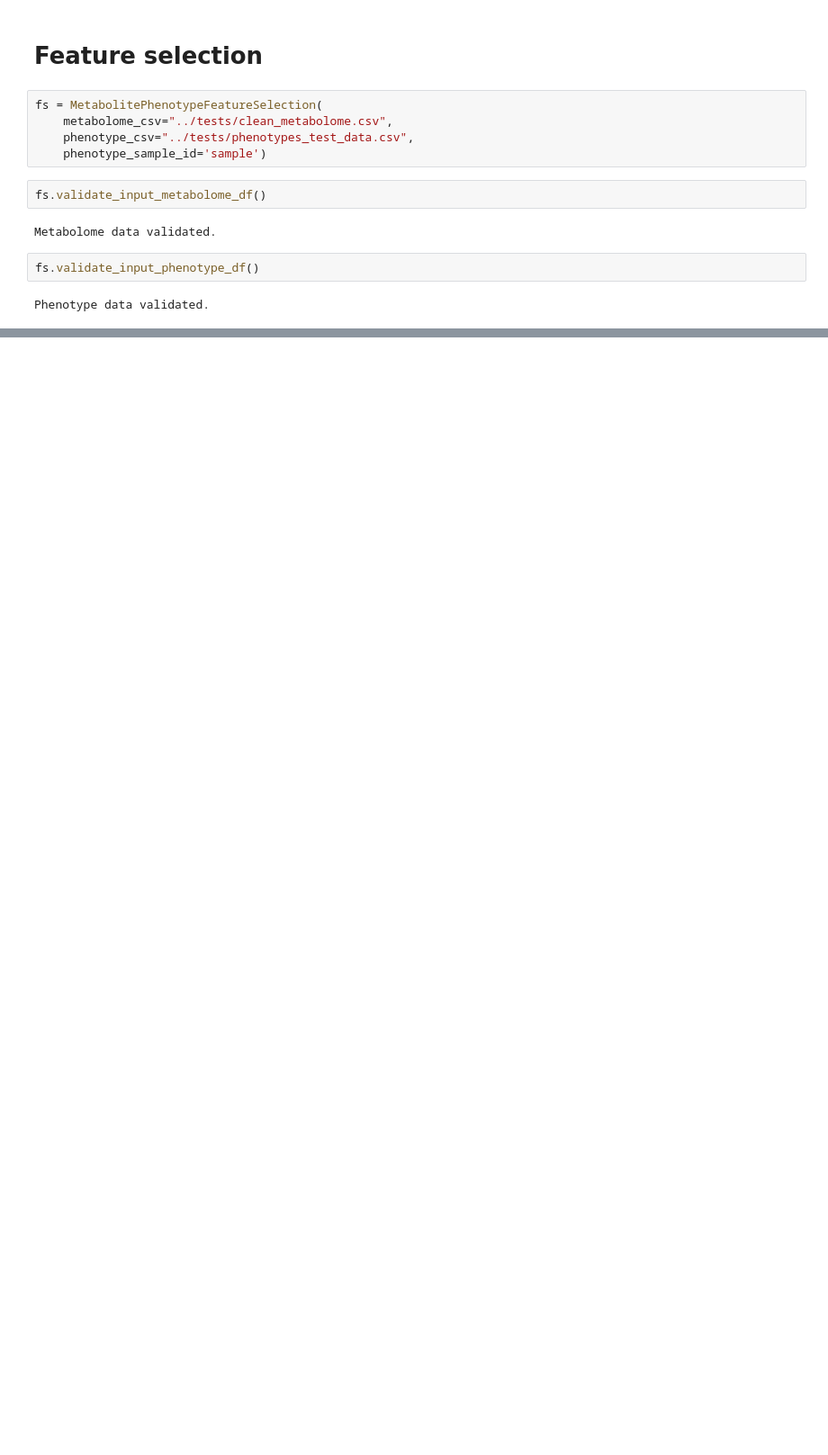
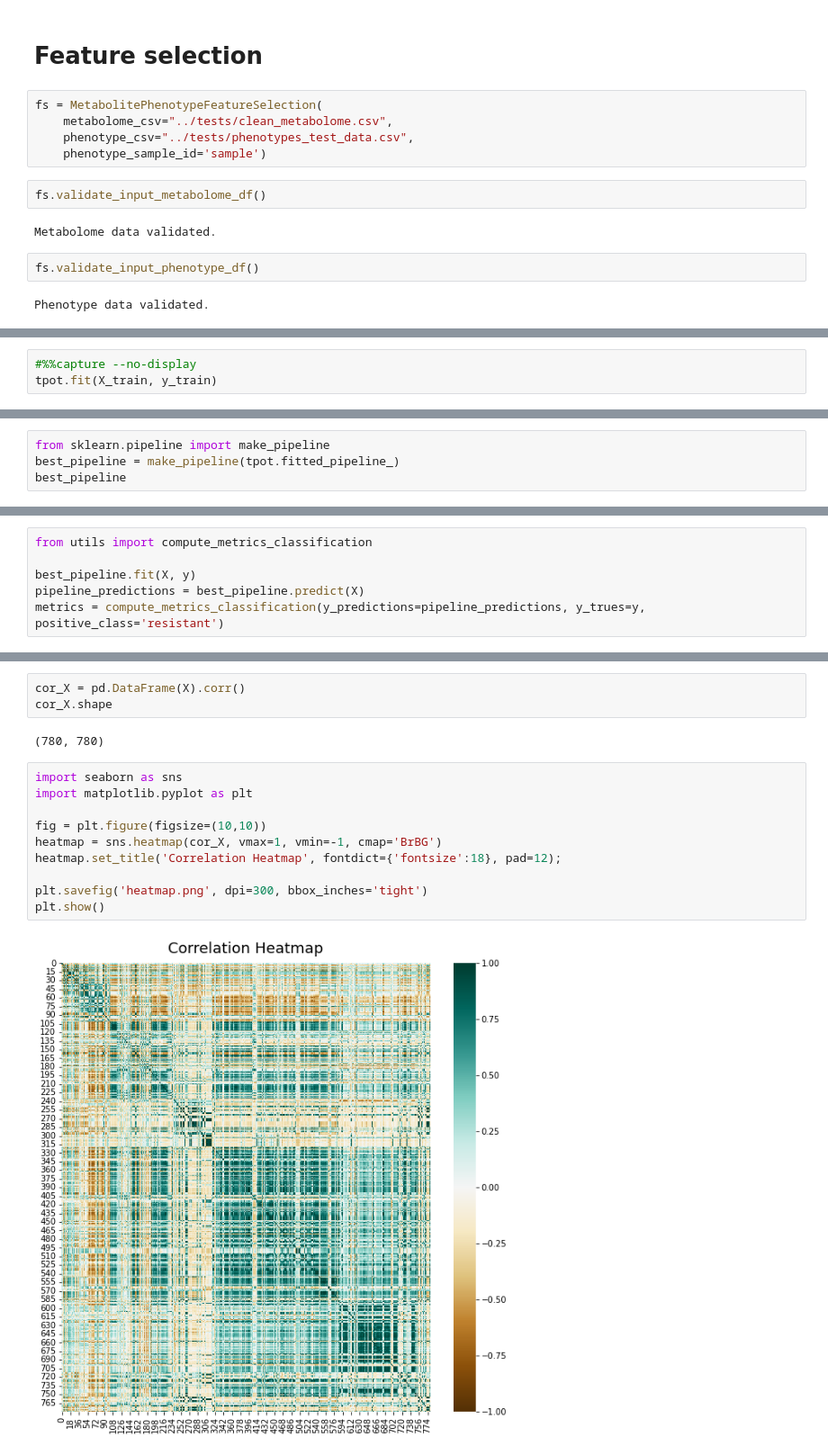
Before and after one commit to BleekerLab/PhenoFeatureFinder, a Jupyter notebook: docs/example.ipynb, the cells around one changed output, grey strips where cells are left out. Shown at 90% size. Drawn from its saved outputs; the diff is of its cells as text; blank space fills up the shorter version.

```diff
--- a/docs/example.ipynb
+++ b/docs/example.ipynb
@@ -183,0 +135,3 @@ my_y.shape
+# %%
+#%%capture --no-display
+tpot.fit(X_train, y_train)
@@ -183,0 +145,4 @@ my_y.shape
+# %%
+from sklearn.pipeline import make_pipeline
+best_pipeline = make_pipeline(tpot.fitted_pipeline_)
+best_pipeline
@@ -183,0 +176,6 @@ my_y.shape
+# %%
+from utils import compute_metrics_classification
+
+best_pipeline.fit(X, y)
+pipeline_predictions = best_pipeline.predict(X)
+metrics = compute_metrics_classification(y_predictions=pipeline_predictions, y_trues=y, positive_class='resistant')
@@ -257,0 +208,17 @@ feature_importances_results_df
+# %%
+cor_X = pd.DataFrame(X).corr()
+cor_X.shape
+# %% [output]
+(780, 780)
+# %%
+import seaborn as sns
+import matplotlib.pyplot as plt
+
+fig = plt.figure(figsize=(10,10))
+heatmap = sns.heatmap(cor_X, vmax=1, vmin=-1, cmap='BrBG')
+heatmap.set_title('Correlation Heatmap', fontdict={'fontsize':18}, pad=12);
+
+plt.savefig('heatmap.png', dpi=300, bbox_inches='tight')
+plt.show()
+# %% [output]
+[figure, added]
```
Also changed, not shown: parts of 34 cells of this notebook, 4 other files.
